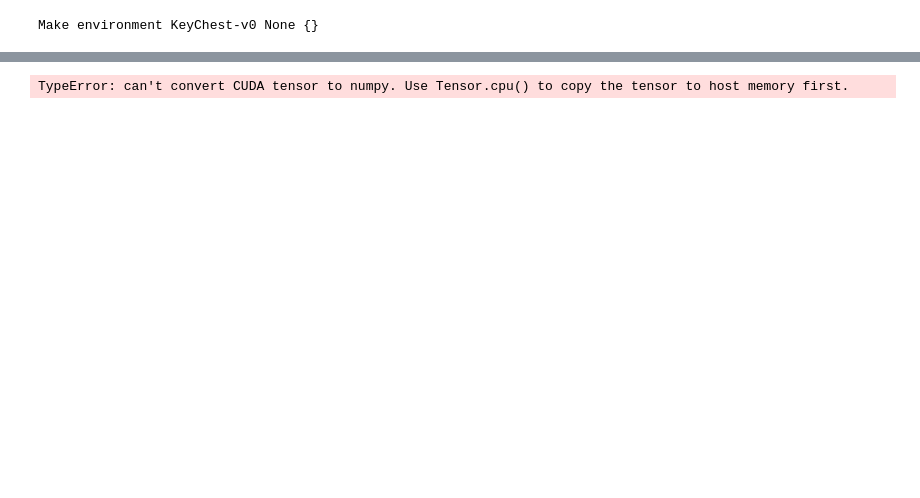
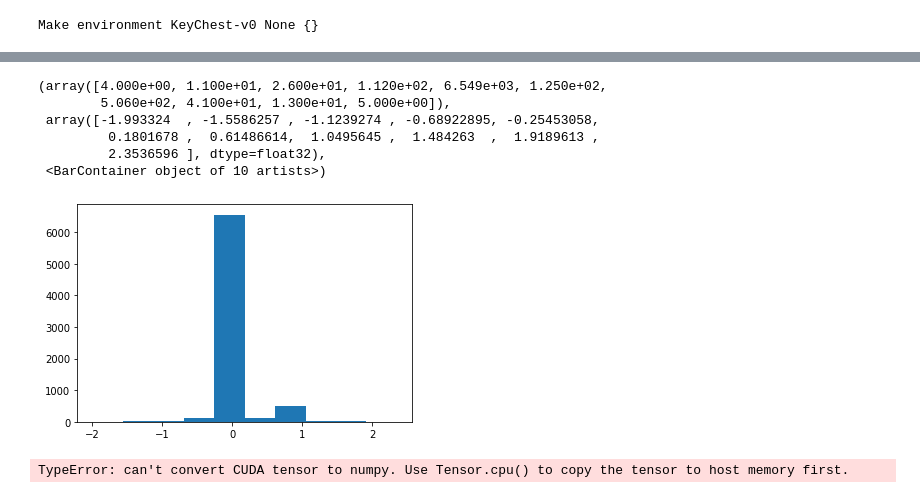
Before and after one commit to sergeivolodin/causality-disentanglement-rl, a Jupyter notebook: debug/learned_model_analysis.ipynb, the cells around one changed output, grey strips where cells are left out. Drawn from its saved outputs; the diff is of its cells as text; code cells hidden in the pictures; blank space fills up the shorter version.

```diff
--- a/debug/learned_model_analysis.ipynb
+++ b/debug/learned_model_analysis.ipynb
@@ -76,3 +124,13 @@ while True:
+# %%
+plt.hist([y for x in obs_models for y in x.flatten()])
+# %% [output]
+(array([4.000e+00, 1.100e+01, 2.600e+01, 1.120e+02, 6.549e+03, 1.250e+02,
+        5.060e+02, 4.100e+01, 1.300e+01, 5.000e+00]),
+ array([-1.993324  , -1.5586257 , -1.1239274 , -0.68922895, -0.25453058,
+         0.1801678 ,  0.61486614,  1.0495645 ,  1.484263  ,  1.9189613 ,
+         2.3536596 ], dtype=float32),
+ <BarContainer object of 10 artists>)
+[figure, added]
 # %%
 obs_model
 obs = obs_model.detach().numpy().reshape(h, w, c) > 0.5
```
Also changed, not shown: parts of 14 cells of this notebook, 1 other file.
